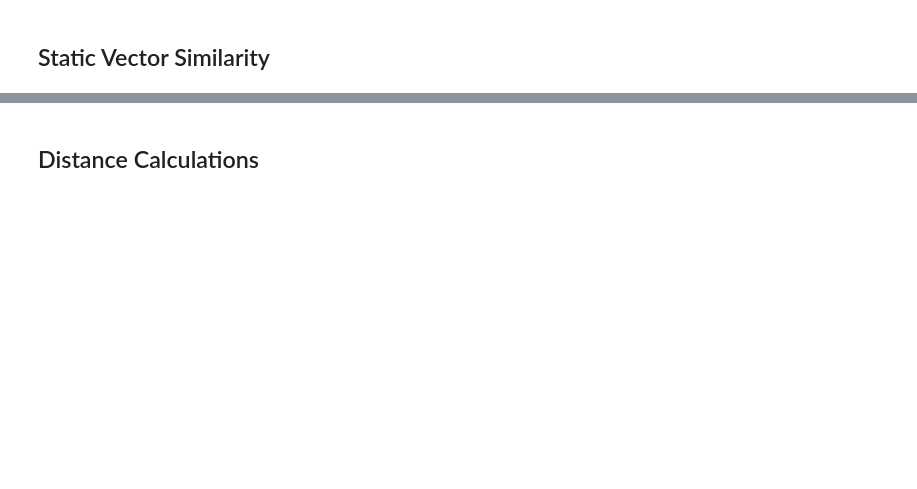
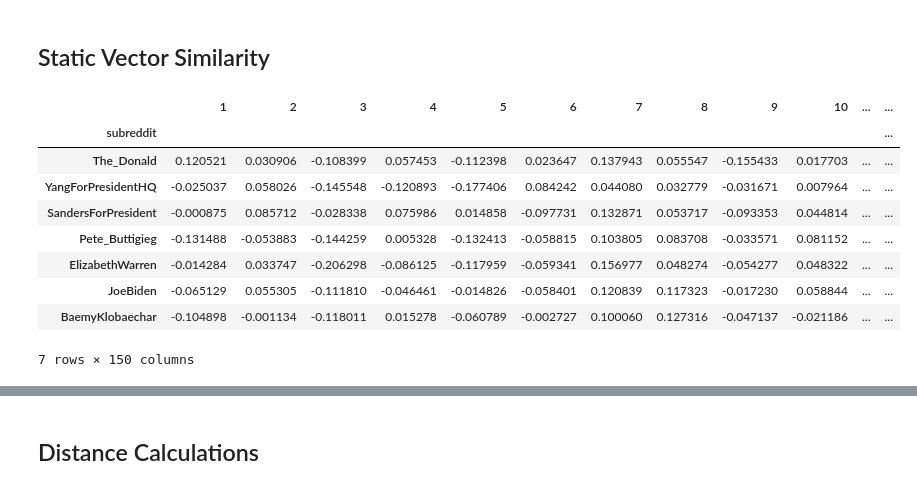
Before and after one commit to CSSLab/political-subreddits, a Jupyter notebook: Exploratory_Analysis.ipynb, the cells around one changed output, grey strips where cells are left out. Cells and saved outputs as stored; diff of their text form; code cells hidden in the pictures; blank space fills up the shorter version.

```diff
--- a/Exploratory_Analysis.ipynb
+++ b/Exploratory_Analysis.ipynb
@@ -578,6 +907,19 @@ fig.show()
 # %% [markdown]
 ## Static Vector Similarity
 # %%
-subreddits, vectors  = load_embedding("/h/224/cameron/Political-Subreddit-Embedding/trained_embeddings/vecs_0.0028_15.0.txt")
-filt = subreddits.isin(left_candidates) | subreddits.isin(right_candidates)
-subreddits, vectors = subreddits[filt], vectors[filt]
+embedding  = load_embedding("/h/224/cameron/Political-Subreddit-Embedding/trained_embeddings/vecs_0.0028_15.0.txt",split=False)
+# filt = subreddits.isin(left_candidates) | subreddits.isin(right_candidates)
+# subreddits, vectors = subreddits[filt], vectors[filt]
+embedding = embedding[embedding.index.isin(left_candidates+right_candidates)]
+embedding
+# %% [output]
+|  | 1 | 2 | 3 | 4 | 5 | 6 | 7 | 8 | 9 | 10 | ... | ... |
+| subreddit |  |  |  |  |  |  |  |  |  |  |  | ... |
+| The_Donald | 0.120521 | 0.030906 | -0.108399 | 0.057453 | -0.112398 | 0.023647 | 0.137943 | 0.055547 | -0.155433 | 0.017703 | ... | ... |
+| YangForPresidentHQ | -0.025037 | 0.058026 | -0.145548 | -0.120893 | -0.177406 | 0.084242 | 0.044080 | 0.032779 | -0.031671 | 0.007964 | ... | ... |
+| SandersForPresident | -0.000875 | 0.085712 | -0.028338 | 0.075986 | 0.014858 | -0.097731 | 0.132871 | 0.053717 | -0.093353 | 0.044814 | ... | ... |
+| Pete_Buttigieg | -0.131488 | -0.053883 | -0.144259 | 0.005328 | -0.132413 | -0.058815 | 0.103805 | 0.083708 | -0.033571 | 0.081152 | ... | ... |
+| ElizabethWarren | -0.014284 | 0.033747 | -0.206298 | -0.086125 | -0.117959 | -0.059341 | 0.156977 | 0.048274 | -0.054277 | 0.048322 | ... | ... |
+| JoeBiden | -0.065129 | 0.055305 | -0.111810 | -0.046461 | -0.014826 | -0.058401 | 0.120839 | 0.117323 | -0.017230 | 0.058844 | ... | ... |
+| BaemyKlobaechar | -0.104898 | -0.001134 | -0.118011 | 0.015278 | -0.060789 | -0.002727 | 0.100060 | 0.127316 | -0.047137 | -0.021186 | ... | ... |
+7 rows × 150 columns
```
Also changed, not shown: parts of 21 cells of this notebook, 10 other files.
